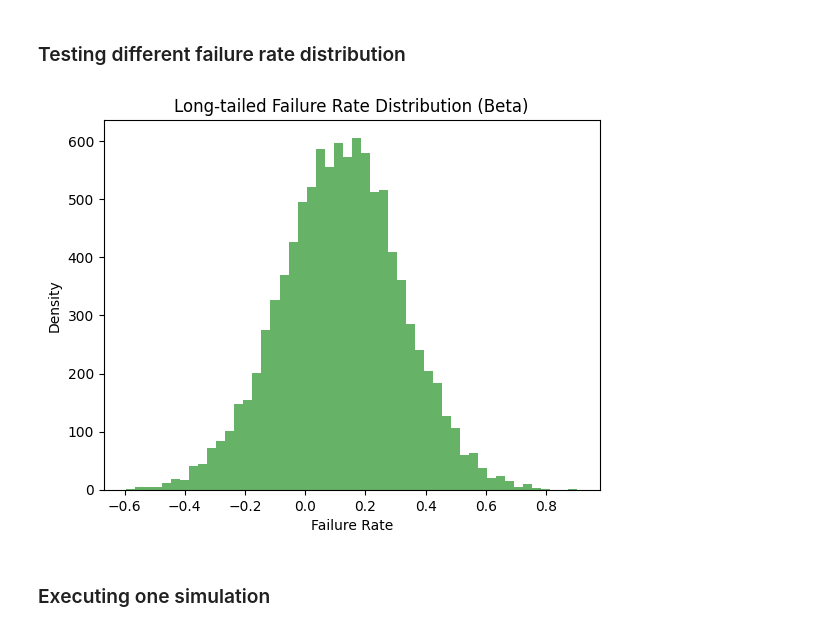
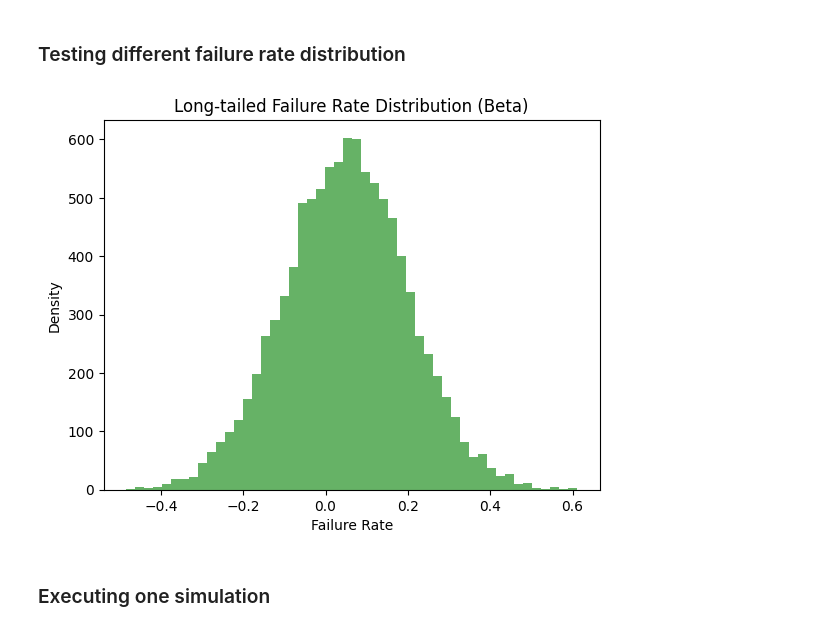
Before and after one commit to RedChainLab/Reliability-Is-Blind-Collective-Incentives, a Jupyter notebook: 2024-08-22_Simulation_Scope/01-Simulation-Environment.ipynb, the cells around one changed output. Cells and saved outputs as stored; diff of their text form; code cells hidden in the pictures.

```diff
--- a/2024-08-22_Simulation_Scope/01-Simulation-Environment.ipynb
+++ b/2024-08-22_Simulation_Scope/01-Simulation-Environment.ipynb
@@ -84,7 +82,7 @@ MONTE_CARLO_RUNS = 50  # Number of Monte Carlo simulations
 # %%
 # Testing normal distribution ------------------------------------------
 # Using a normal distribution with mean 0.18 (average failure rate) and a small std dev of 0.05
-mu, sigma = 0.12, 0.2
+mu, sigma = 0.05, 0.15
 p_fail_distribution = np.random.normal(mu, sigma, 10000)
 
 
@@ -99,36 +97,36 @@ lambda_exponential = 1.0 / 6.0  # Mean time between failures (inverse of average
 # Testing poisson distribution -----------------------------------------
 # Using a Poisson distribution with lambda parameter (average rate of occurrence of failures)
 # Poisson distribution is a discrete distribution, so we can't use it directly for failure rates
 # lambda_poisson = 0.18  # Average actor failure rate
 # p_fail_distribution = np.random.poisson(lambda_poisson, 10000)
 
 # Testing pareto distribution ------------------------------------------
 # Using a Pareto distribution with shape parameter `b=2` (the smaller the shape, the heavier the tail)
 b = 0.5
 scale = 0.001  # Set scale to reflect the typical range of values around the failure rate
 # p_fail_distribution = pareto.rvs(b, scale=scale, size=10000)
 
 # Testing continuous distribution ----------------------------------
-# p_fail_distribution = [i/10000.0 for i in range(2200)]
+# p_fail_distribution = [i/10000.0 for i in range(5000)]
 # It seems that for a continuous distribution going from 0 to 0.3605 is the tipping point to ruining everyone
 # This correspond to an average actor failure rate of 0.18025
 # We notice that almost all actors are being evicted from the system at around task 600, until there is only 4 actors left.
 # It seems that if one of those actors is faulty, the system never recovers, but if we reach that point with only reliable actors,
 # then the system progressively recovers and then grows up to new highs.
 
 # Testing binary distribution (0 or 1) ------------------------------
-# p_fail_distribution = [0 for _ in range(1000)] + [1 for _ in range(1500)]
+# p_fail_distribution = [0 for _ in range(1000)] + [1 for _ in range(1000)]
 # We try to get the same average failure rate as the continuous distribution, but with a binary distribution
 # Not the same behaviour, tt seem that the average actor failure rate is not the most important factor ?
 
 # Plotting test distribution
 plt.hist(p_fail_distribution, bins=50, density=False, alpha=0.6, color='g')
 plt.title("Long-tailed Failure Rate Distribution (Beta)")
 plt.xlabel("Failure Rate")
 plt.ylabel("Density")
 plt.show()
 # %% [output]
-[figure, old version]
+[figure, new version]
 # %% [markdown]
 ### Executing one simulation
 # %%
```
Also changed, not shown: parts of 11 cells of this notebook.
